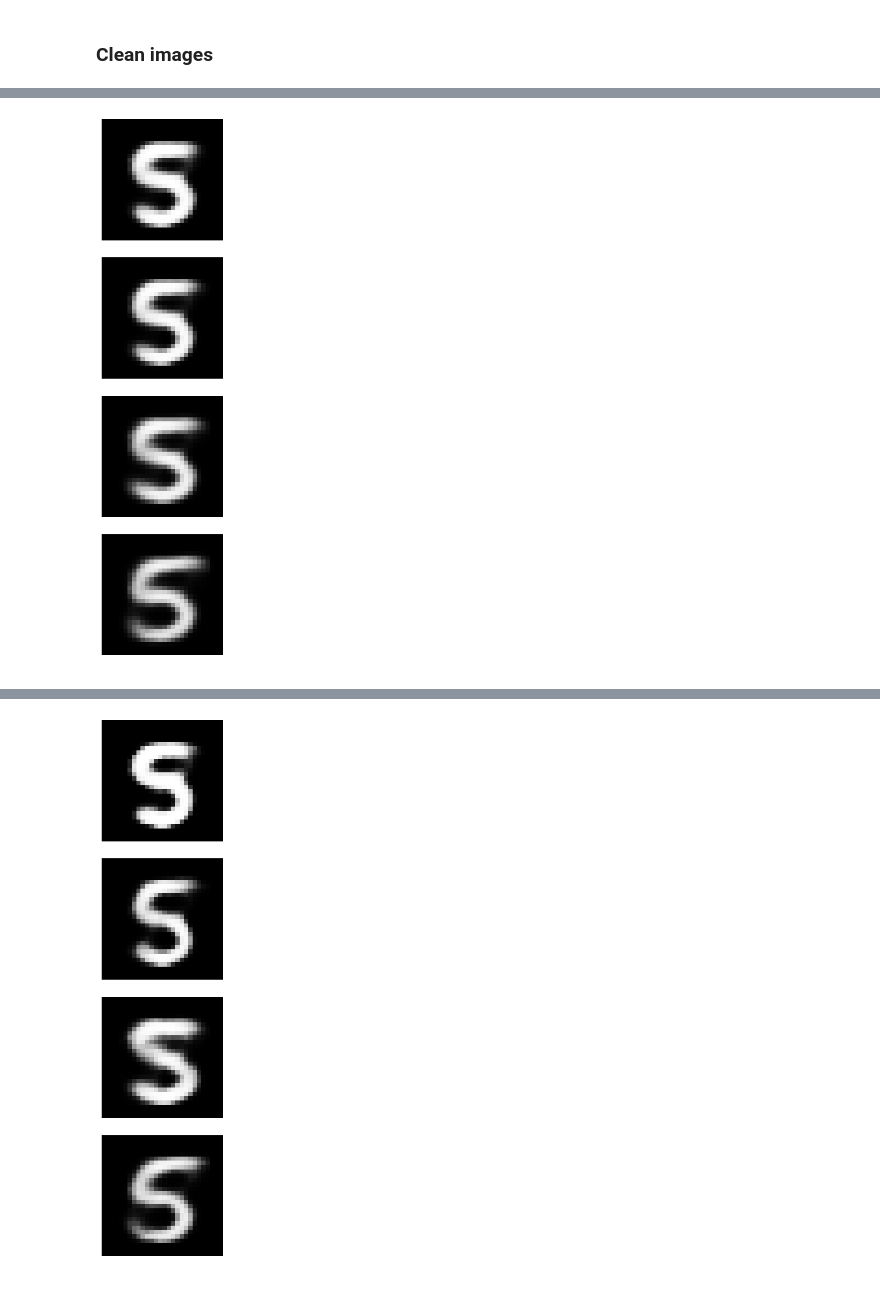
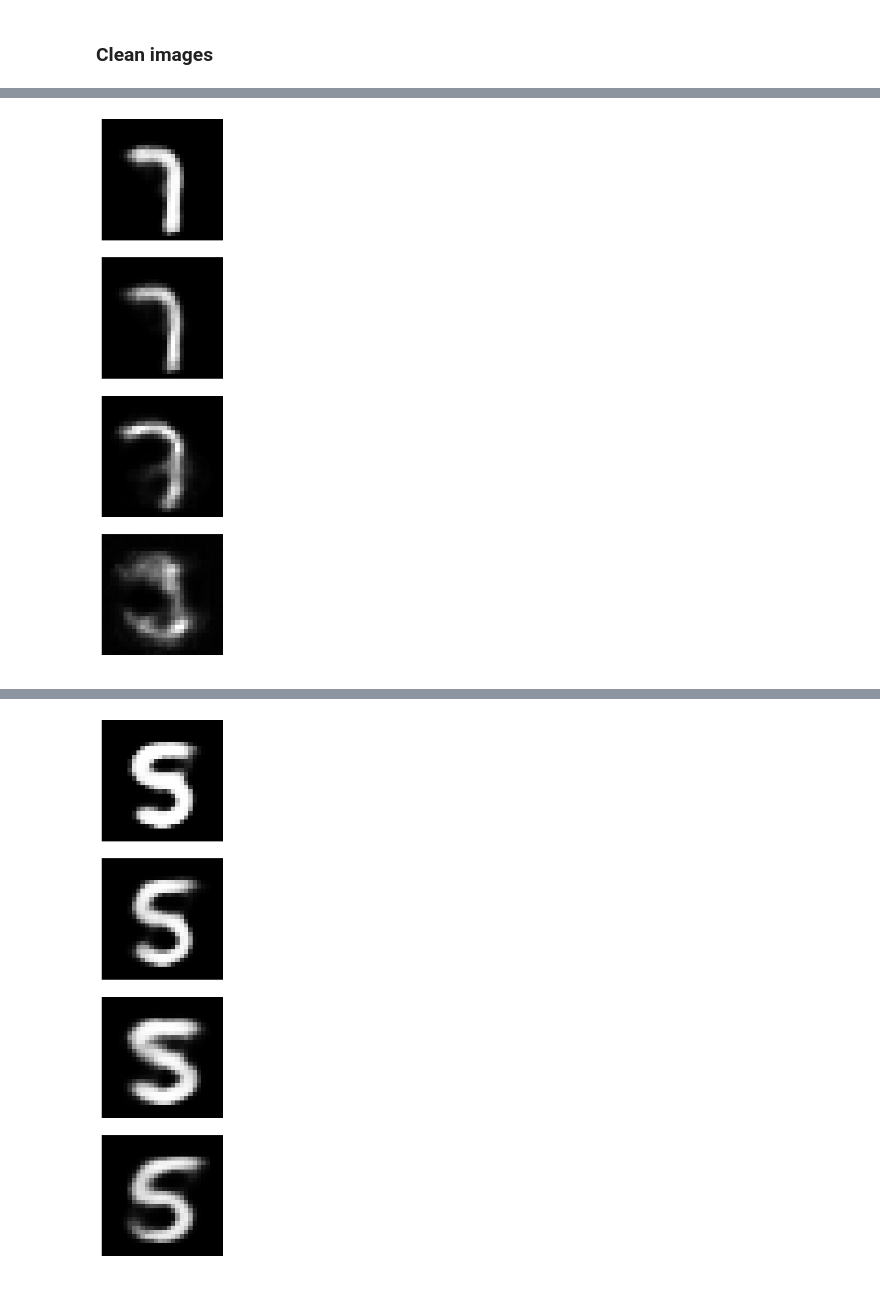
Before and after one commit to joshuarooijakkers/bayesian_denoising_autoencoder, a Jupyter notebook: increasing_noise_plots_linear.ipynb, the cells around one changed output, grey strips where cells are left out. Saved outputs shown, nothing was run; the diff lists cells and outputs as text; code cells hidden in the pictures.

```diff
--- a/increasing_noise_plots_linear.ipynb
+++ b/increasing_noise_plots_linear.ipynb
@@ -92,7 +92,7 @@ plt.show()
 # %% [markdown]
 ## Autoencoder Architectures
 # %%
-dropout_rate = 0.3
+dropout_rate = 0.2
 
 def MC_dropout(act_vec, p=0.5, mask=True):
   return F.dropout(act_vec, p=p, training=mask, inplace=False)
@@ -315,0 +330,17 @@ Finished Training
+# %%
+linear_model_03 = LinearBDAE().to(device)
+criterion = nn.MSELoss()
+learning_rate = 1e-3
+optimizer = torch.optim.Adam(linear_model_03.parameters(), lr=learning_rate)
+
+noise_factor = 0.3
+
+num_epochs = 5
+
+Nsamples = 15
+
+for epoch in tqdm(range(num_epochs)):  # loop over the dataset multiple times
+    # Train on data
+    train_loss = train(train_loader, linear_model_03, optimizer, criterion, noise_factor)
+
+print('Finished Training')
@@ -319,7 +352,7 @@ Finished Training
 ### Clean images
 # %%
 # Specify the index of the image you want to retrieve
-i = 120  # Change this index to get a different image
+i = 122  # Change this index to get a different image
 
 # Retrieve the i-th image and its label
 image, _ = test_data[i]
@@ -332,6 +365,6 @@ plt.show()
 # %%
 # Define the noise levels
-noise_levels = [0.0, 0.2, 0.4, 0.5]
+noise_levels = [0.0, 0.3, 0.6, 0.9]
 # noise_levels = [0.0, 0.2, 0.4, 0.6]
 
 # Create a plot of 4 rows by 1 column
@@ -342,6 +375,7 @@ noisy_images = []
 # Plot the images with different levels of Gaussian noise
 for idx, noise_level in enumerate(noise_levels):
     noisy_image = add_gaussian_noise(image, noise_factor=noise_level)
+    # noisy_image = add_salt_pepper_noise(image, 0.1)
     noisy_images.append(noisy_image)
 
     axs[idx].imshow(noisy_image.squeeze(), cmap='gray')
@@ -356,33 +390,33 @@ plt.show()
 # %%
 # Define the noise levels and corresponding models
-models = [linear_model_05, linear_model_05, linear_model_05, linear_model_05]  # Replace with your actual models
+models = [linear_model_03] * 4  # Replace with your actual models
 # models = [linear_model_00, linear_model_02, linear_model_04, linear_model_06]
 
 # Apply noise and denoise images
 denoised_means = []
 denoised_vars = []
 
 
 for corrupted_image, model in zip(noisy_images, models):
     model.eval()
     predictions, predictions_mean, predictions_var = model.sample_predict(corrupted_image.view(-1, 28*28).to(device), 100)  # Assuming model takes a batch of images
     denoised_means.append(predictions_mean.view(28,28).cpu().detach().numpy())
     denoised_vars.append(predictions_var.view(28,28).cpu().detach().numpy())
 
 # Create a plot of 4 rows by 1 column for denoised images
 fig, axs = plt.subplots(4, 1, figsize=(5, 10))
 
 # Plot the denoised images
 for idx, denoised_image in enumerate(denoised_means):
-    axs[idx].imshow(denoised_image, cmap='gray', vmax=1)
+    axs[idx].imshow(denoised_image, cmap='gray', vmax=None)
     axs[idx].set_title(f"   ", y=-0.12)
     axs[idx].axis('off')
 
 # Show the plot
 plt.tight_layout()
 plt.show()
 # %% [output]
-[figure, old version]
+[figure, new version]
 # %%
 # Create a plot of 4 rows by 1 column for denoised images
 fig, axs = plt.subplots(4, 1, figsize=(5, 10))
```
Also changed, not shown: parts of 11 cells of this notebook.
